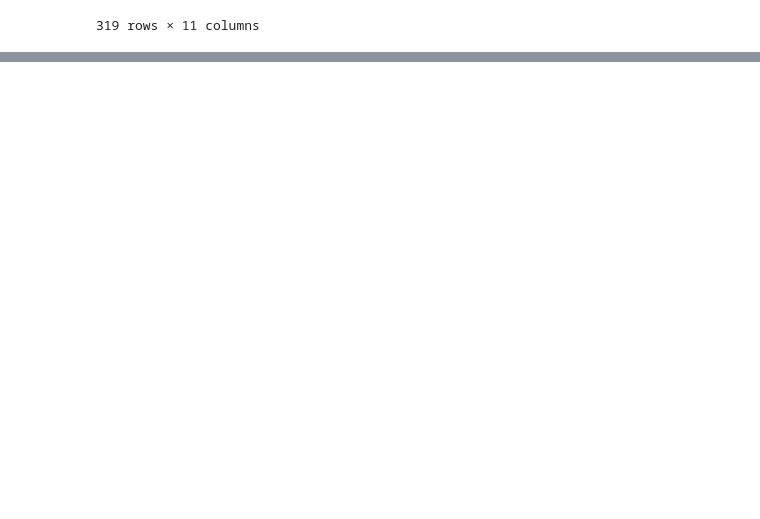
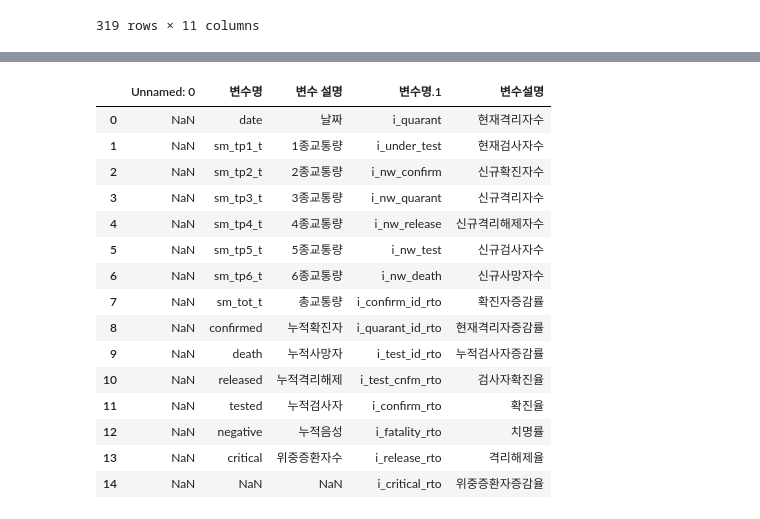
Before and after one commit to tjdrnr1217/-Bigdata-Python-2023, a Jupyter notebook: Day06/py32_pandas_io.ipynb, the cells around one changed output, grey strips where cells are left out. Drawn from its saved outputs; the diff is of its cells as text; code cells hidden in the pictures; blank space fills up the shorter version.

```diff
--- a/Day06/py32_pandas_io.ipynb
+++ b/Day06/py32_pandas_io.ipynb
@@ -50,0 +124,20 @@ df2
+# %%
+df_xls2 = pd.read_excel('./totally_raw_data.xlsx', sheet_name='Sheet1')
+df_xls2
+# %% [output]
+|  | Unnamed: 0 | 변수명 | 변수 설명 | 변수명.1 | 변수설명 |
+| 0 | NaN | date | 날짜 | i_quarant | 현재격리자수 |
+| 1 | NaN | sm_tp1_t | 1종교통량 | i_under_test | 현재검사자수 |
+| 2 | NaN | sm_tp2_t | 2종교통량 | i_nw_confirm | 신규확진자수 |
+| 3 | NaN | sm_tp3_t | 3종교통량 | i_nw_quarant | 신규격리자수 |
+| 4 | NaN | sm_tp4_t | 4종교통량 | i_nw_release | 신규격리해제자수 |
+| 5 | NaN | sm_tp5_t | 5종교통량 | i_nw_test | 신규검사자수 |
+| 6 | NaN | sm_tp6_t | 6종교통량 | i_nw_death | 신규사망자수 |
+| 7 | NaN | sm_tot_t | 총교통량 | i_confirm_id_rto | 확진자증감률 |
+| 8 | NaN | confirmed | 누적확진자 | i_quarant_id_rto | 현재격리자증감률 |
+| 9 | NaN | death | 누적사망자 | i_test_id_rto | 누적검사자증감률 |
+| 10 | NaN | released | 누적격리해제 | i_test_cnfm_rto | 검사자확진율 |
+| 11 | NaN | tested | 누적검사자 | i_confirm_rto | 확진율 |
+| 12 | NaN | negative | 누적음성 | i_fatality_rto | 치명률 |
+| 13 | NaN | critical | 위중증환자수 | i_release_rto | 격리해제율 |
+| 14 | NaN | NaN | NaN | i_critical_rto | 위중증환자증감율 |
```
Also changed, not shown: parts of 17 cells of this notebook, 6 other files.
